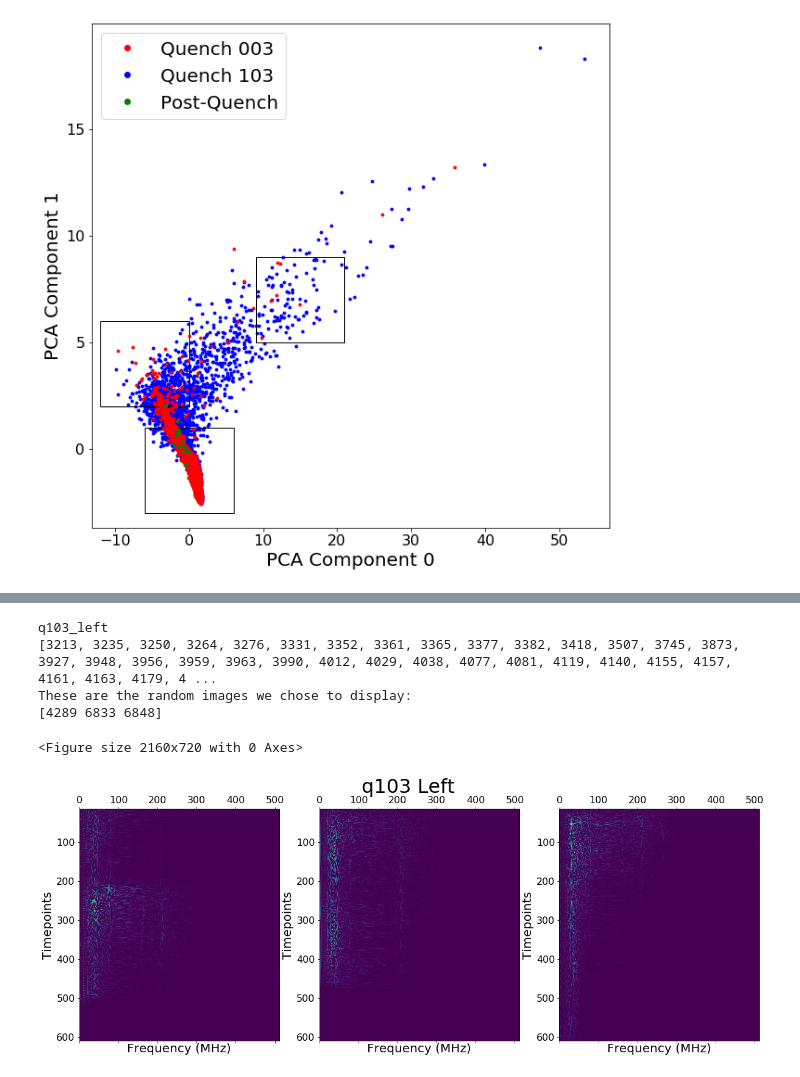
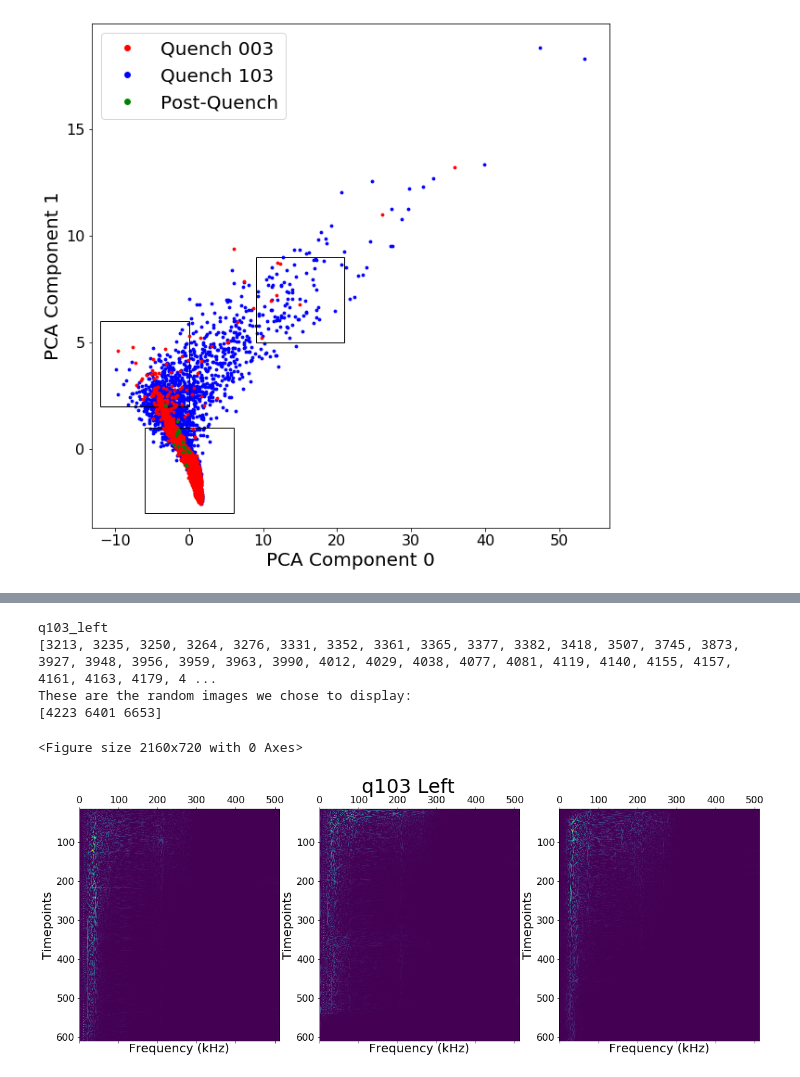
Before and after one commit to lastephey/magnet-notebooks, a Jupyter notebook: conv2d-autoencoder/plot_conv2d_spectrograms.ipynb, the cells around one changed output, grey strips where cells are left out. Saved outputs shown, nothing was run; the diff lists cells and outputs as text; code cells hidden in the pictures.

```diff
--- a/conv2d-autoencoder/plot_conv2d_spectrograms.ipynb
+++ b/conv2d-autoencoder/plot_conv2d_spectrograms.ipynb
@@ -445,38 +445,38 @@ for i in range(qall_data.shape[0]):
 print("q103_left")
 print(q103_left)
 
 plt.figure(figsize=(30, 10))
 
 #randomly pick three images to show (not the first three)
 pick_3 = np.random.choice(q103_left, num_images)
 
 print("These are the random images we chose to display:")
 print(pick_3)
 
 show_images = qall_data[pick_3,:,:]
 
 fig, (ax_l, ax_c, ax_r) = plt.subplots(nrows=1, ncols=3, sharex=True, figsize=(20, 7))
 ax_l.matshow(show_images[0,:,:],cmap=colormap)
 ax_l.axis('equal')
-ax_l.set_xlabel('Frequency (MHz)')
+ax_l.set_xlabel('Frequency (kHz)')
 ax_l.set_ylabel('Timepoints')
 ax_c.matshow(show_images[1,:,:],cmap=colormap)
 ax_c.axis('equal')
-ax_c.set_xlabel('Frequency (MHz)')
+ax_c.set_xlabel('Frequency (kHz)')
 ax_c.set_ylabel('Timepoints')
 ax_r.matshow(show_images[2,:,:],cmap=colormap)
 ax_r.axis('equal')
-ax_r.set_xlabel('Frequency (MHz)')
+ax_r.set_xlabel('Frequency (kHz)')
 ax_r.set_ylabel('Timepoints')
 fig.suptitle('q103 Left', fontsize=32)
 plt.show()
 # %% [output]
 q103_left
 [3213, 3235, 3250, 3264, 3276, 3331, 3352, 3361, 3365, 3377, 3382, 3418, 3507, 3745, 3873, 3927, 3948, 3956, 3959, 3963, 3990, 4012, 4029, 4038, 4077, 4081, 4119, 4140, 4155, 4157, 4161, 4163, 4179, 4 ...
 These are the random images we chose to display:
-[4289 6833 6848]
+[4223 6401 6653]
 <Figure size 2160x720 with 0 Axes>
-[figure, old version]
+[figure, new version]
 # %%
 #quench 103 right
 
```
Also changed, not shown: parts of 6 cells of this notebook.
